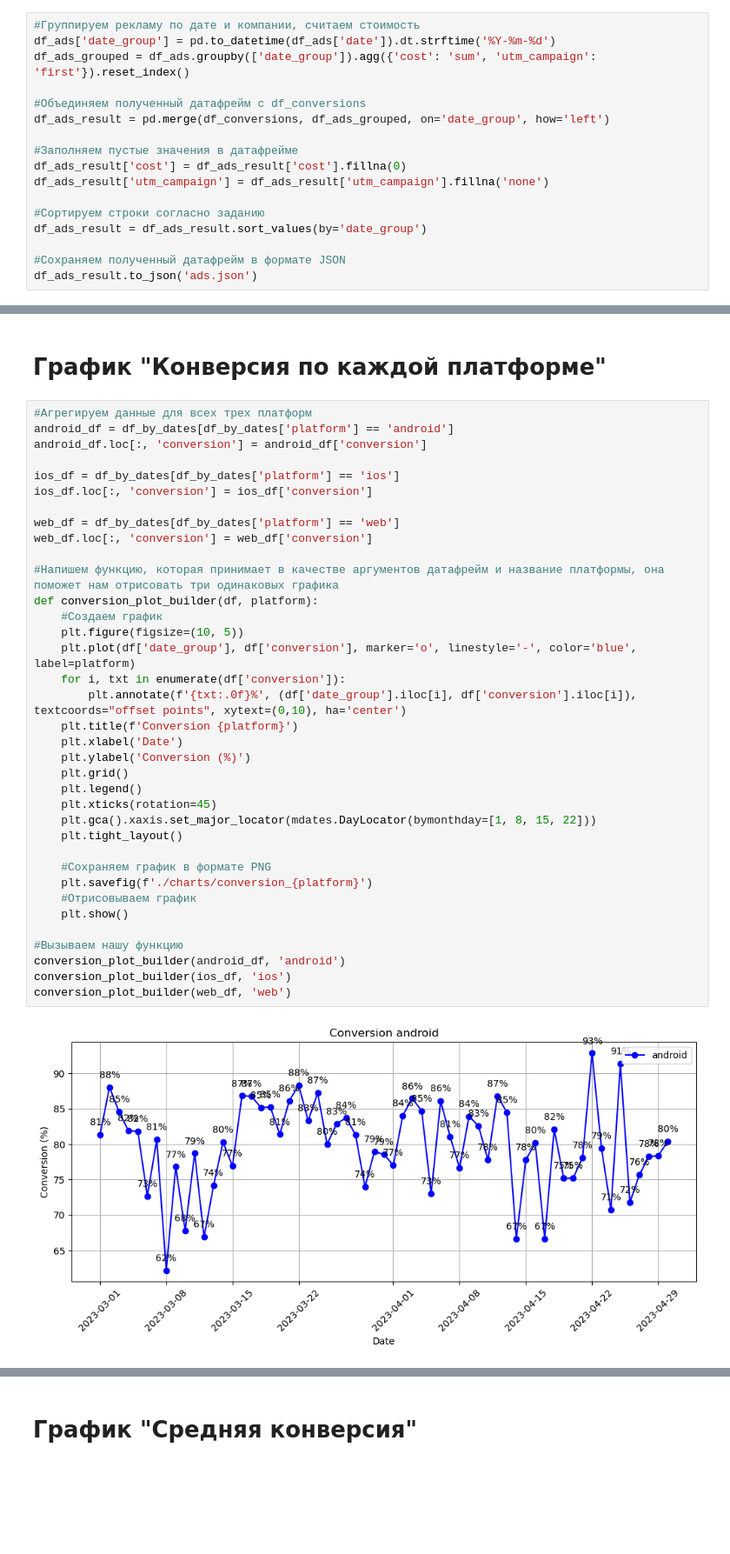
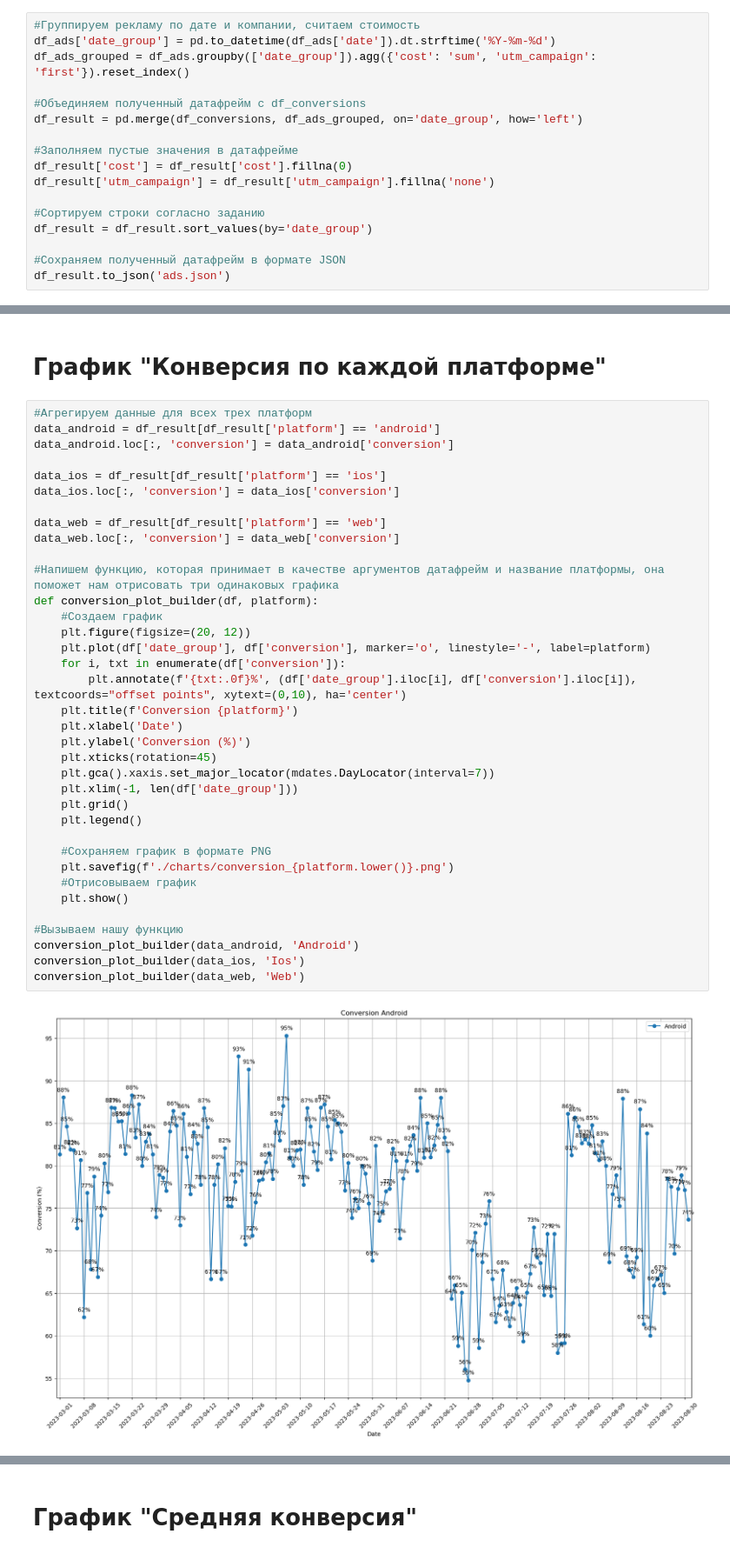
Before and after one commit to rkliver/data-analytics-project-100, a Jupyter notebook: data-analytics-project-100.ipynb, the cells around one changed output, grey strips where cells are left out. Shown at 87% size. Cells and saved outputs as stored; diff of their text form; blank space fills up the shorter version.

```diff
--- a/data-analytics-project-100.ipynb
+++ b/data-analytics-project-100.ipynb
@@ -66,15 +67,15 @@ df_ads['date_group'] = pd.to_datetime(df_ads['date']).dt.strftime('%Y-%m-%d')
 df_ads_grouped = df_ads.groupby(['date_group']).agg({'cost': 'sum', 'utm_campaign': 'first'}).reset_index()
 
 #Объединяем полученный датафрейм с df_conversions
-df_ads_result = pd.merge(df_conversions, df_ads_grouped, on='date_group', how='left')
+df_result = pd.merge(df_conversions, df_ads_grouped, on='date_group', how='left')
 
 #Заполняем пустые значения в датафрейме
-df_ads_result['cost'] = df_ads_result['cost'].fillna(0)
-df_ads_result['utm_campaign'] = df_ads_result['utm_campaign'].fillna('none')
+df_result['cost'] = df_result['cost'].fillna(0)
+df_result['utm_campaign'] = df_result['utm_campaign'].fillna('none')
 
 #Сортируем строки согласно заданию
-df_ads_result = df_ads_result.sort_values(by='date_group')
+df_result = df_result.sort_values(by='date_group')
 
 #Сохраняем полученный датафрейм в формате JSON
-df_ads_result.to_json('ads.json')
+df_result.to_json('ads.json')
 # %% [markdown]
@@ -189,39 +193,39 @@ plt.show()
 # График "Конверсия по каждой платформе"
 # %%
 #Агрегируем данные для всех трех платформ
-android_df = df_by_dates[df_by_dates['platform'] == 'android']
-android_df.loc[:, 'conversion'] = android_df['conversion']
+data_android = df_result[df_result['platform'] == 'android']
+data_android.loc[:, 'conversion'] = data_android['conversion']
 
-ios_df = df_by_dates[df_by_dates['platform'] == 'ios']
-ios_df.loc[:, 'conversion'] = ios_df['conversion']
+data_ios = df_result[df_result['platform'] == 'ios']
+data_ios.loc[:, 'conversion'] = data_ios['conversion']
 
-web_df = df_by_dates[df_by_dates['platform'] == 'web']
-web_df.loc[:, 'conversion'] = web_df['conversion']
+data_web = df_result[df_result['platform'] == 'web']
+data_web.loc[:, 'conversion'] = data_web['conversion']
 
 #Напишем функцию, которая принимает в качестве аргументов датафрейм и название платформы, она поможет нам отрисовать три одинаковых графика
 def conversion_plot_builder(df, platform):
     #Создаем график
-    plt.figure(figsize=(10, 5))
-    plt.plot(df['date_group'], df['conversion'], marker='o', linestyle='-', color='blue', label=platform)
+    plt.figure(figsize=(20, 12))
+    plt.plot(df['date_group'], df['conversion'], marker='o', linestyle='-', label=platform)
     for i, txt in enumerate(df['conversion']):
         plt.annotate(f'{txt:.0f}%', (df['date_group'].iloc[i], df['conversion'].iloc[i]), textcoords="offset points", xytext=(0,10), ha='center')
     plt.title(f'Conversion {platform}')
     plt.xlabel('Date')
     plt.ylabel('Conversion (%)')
+    plt.xticks(rotation=45)
+    plt.gca().xaxis.set_major_locator(mdates.DayLocator(interval=7))
+    plt.xlim(-1, len(df['date_group']))
     plt.grid()
     plt.legend()
-    plt.xticks(rotation=45)
-    plt.gca().xaxis.set_major_locator(mdates.DayLocator(bymonthday=[1, 8, 15, 22]))
-    plt.tight_layout()
 
     #Сохраняем график в формате PNG
-    plt.savefig(f'./charts/conversion_{platform}')
+    plt.savefig(f'./charts/conversion_{platform.lower()}.png')
     #Отрисовываем график
     plt.show()
 
 #Вызываем нашу функцию
-conversion_plot_builder(android_df, 'android')
-conversion_plot_builder(ios_df, 'ios')
-conversion_plot_builder(web_df, 'web')
+conversion_plot_builder(data_android, 'Android')
+conversion_plot_builder(data_ios, 'Ios')
+conversion_plot_builder(data_web, 'Web')
 # %% [output]
-[figure, old version]
+[figure, new version]
```
Also changed, not shown: parts of 13 cells of this notebook, 11 other files.
